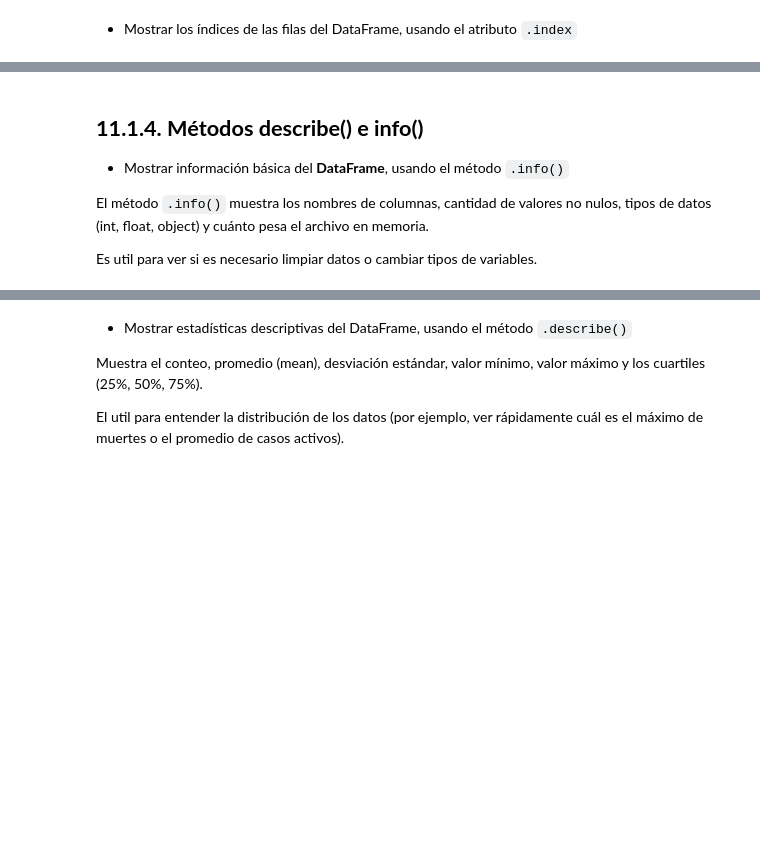
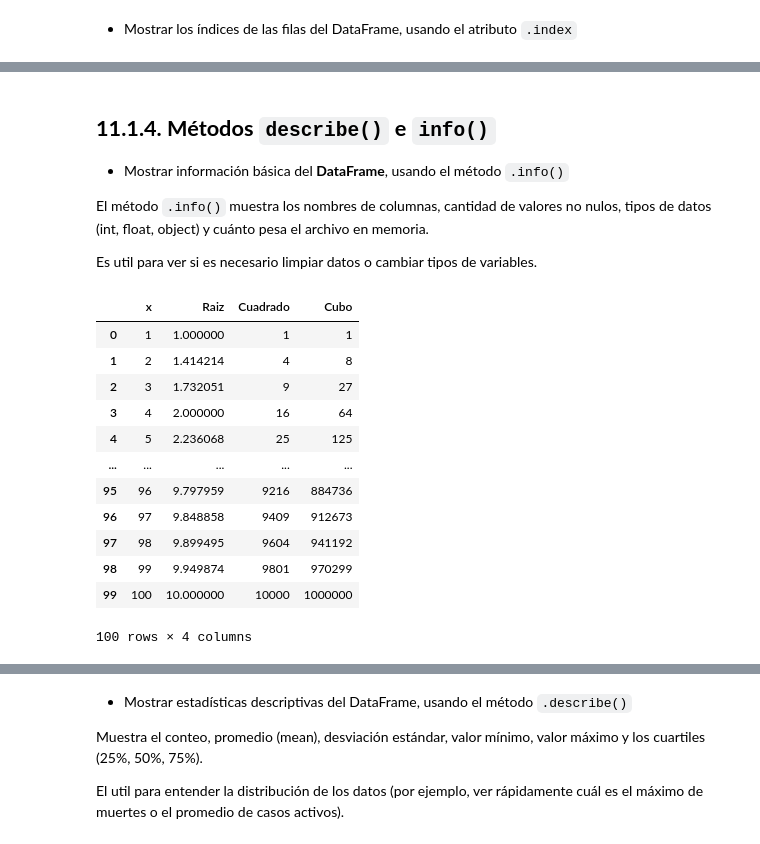
Before and after one commit to estebangonzalezITM/ProgramacionAvanzada, a Jupyter notebook: Notebooks/11_Pandas.ipynb, the cells around one changed output, grey strips where cells are left out. Saved outputs shown, nothing was run; the diff lists cells and outputs as text; code cells hidden in the pictures; blank space fills up the shorter version.

```diff
--- a/Notebooks/11_Pandas.ipynb
+++ b/Notebooks/11_Pandas.ipynb
@@ -178,10 +414,26 @@ df1.index
 # %% [markdown]
-## **11.1.4.  Métodos describe() e info()**
+## **11.1.4.  Métodos `describe()` e `info()`**
 
 * Mostrar información básica del **DataFrame**, usando el método `.info()`
 
 El método `.info()` muestra los nombres de columnas, cantidad de valores no nulos, tipos de datos (int, float, object) y cuánto pesa el archivo en memoria.
 
 Es util para ver si es necesario limpiar datos o cambiar tipos de variables.
+# %%
+df1
+# %% [output]
+|  | x | Raiz | Cuadrado | Cubo |
+| 0 | 1 | 1.000000 | 1 | 1 |
+| 1 | 2 | 1.414214 | 4 | 8 |
+| 2 | 3 | 1.732051 | 9 | 27 |
+| 3 | 4 | 2.000000 | 16 | 64 |
+| 4 | 5 | 2.236068 | 25 | 125 |
+| ... | ... | ... | ... | ... |
+| 95 | 96 | 9.797959 | 9216 | 884736 |
+| 96 | 97 | 9.848858 | 9409 | 912673 |
+| 97 | 98 | 9.899495 | 9604 | 941192 |
+| 98 | 99 | 9.949874 | 9801 | 970299 |
+| 99 | 100 | 10.000000 | 10000 | 1000000 |
+100 rows × 4 columns
 # %%
 df1.info()
```
Also changed, not shown: parts of 101 cells of this notebook, 1 other file.
